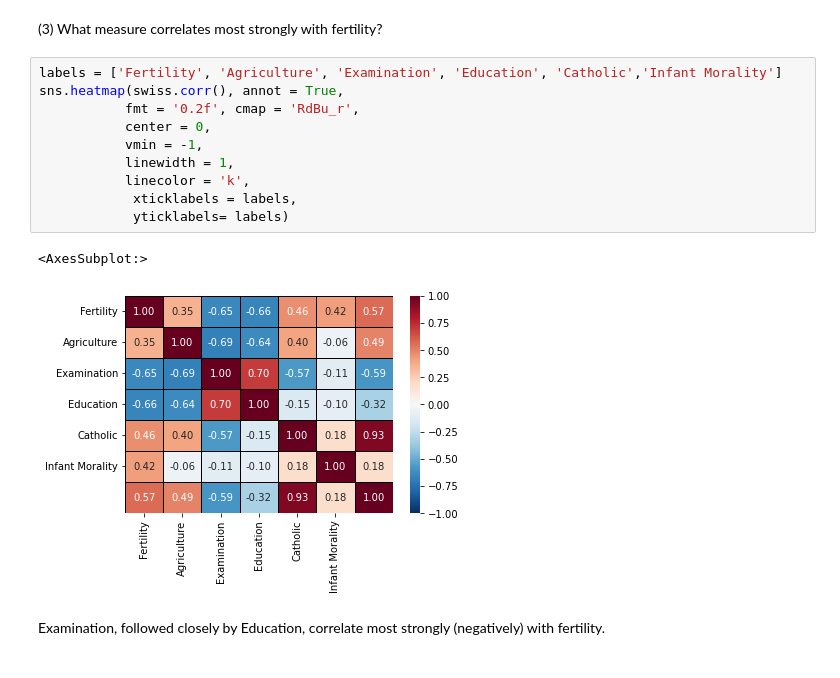
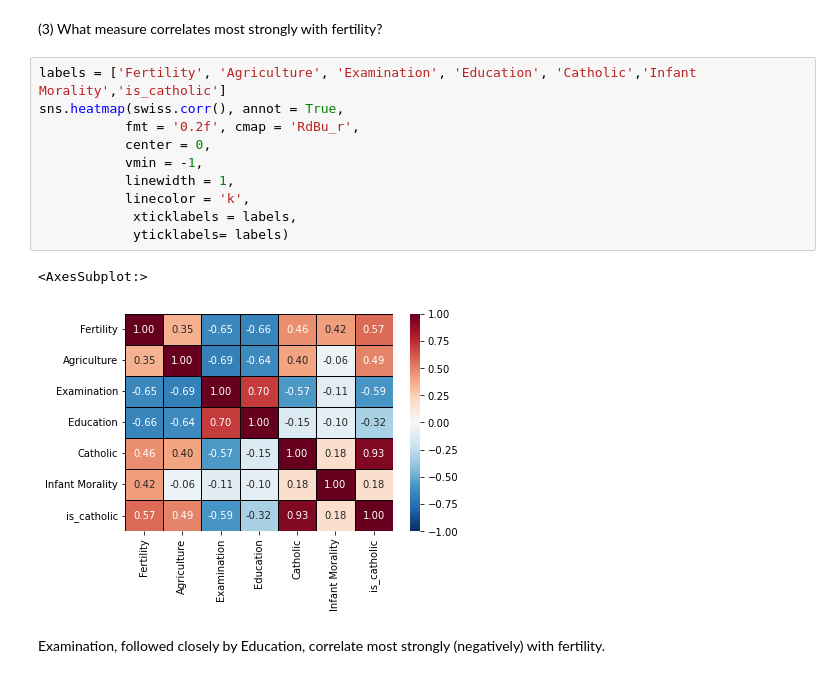
Before and after one commit to Miller-Ryan-1/numpy-pandas-visualization-exercises, a Jupyter notebook: seaborn_exercises.ipynb, the cells around one changed output. Saved outputs shown, nothing was run; the diff lists cells and outputs as text.

```diff
--- a/seaborn_exercises.ipynb
+++ b/seaborn_exercises.ipynb
@@ -284,18 +289,18 @@ Yes, higher catholic regions generally have higher fertility rates.
 # %% [markdown]
 (3) What measure correlates most strongly with fertility?
 # %%
-labels = ['Fertility', 'Agriculture', 'Examination', 'Education', 'Catholic','Infant Morality']
+labels = ['Fertility', 'Agriculture', 'Examination', 'Education', 'Catholic','Infant Morality','is_catholic']
 sns.heatmap(swiss.corr(), annot = True,
            fmt = '0.2f', cmap = 'RdBu_r',
            center = 0,
            vmin = -1,
            linewidth = 1,
            linecolor = 'k',
             xticklabels = labels,
             yticklabels= labels)
 # %% [output]
 <AxesSubplot:>
-[figure, old version]
+[figure, new version]
 # %% [markdown]
 Examination, followed closely by Education, correlate most strongly (negatively) with fertility.
 # %% [markdown]
```
Also changed, not shown: parts of 8 cells of this notebook.
